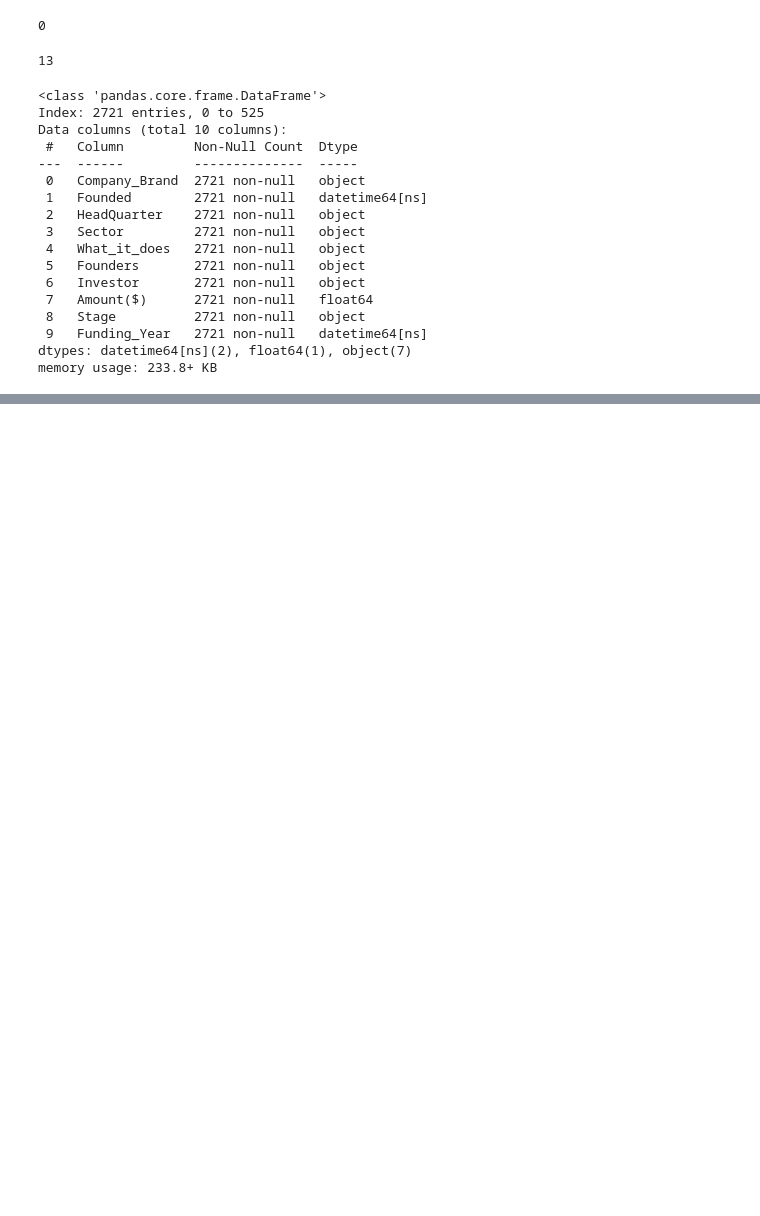
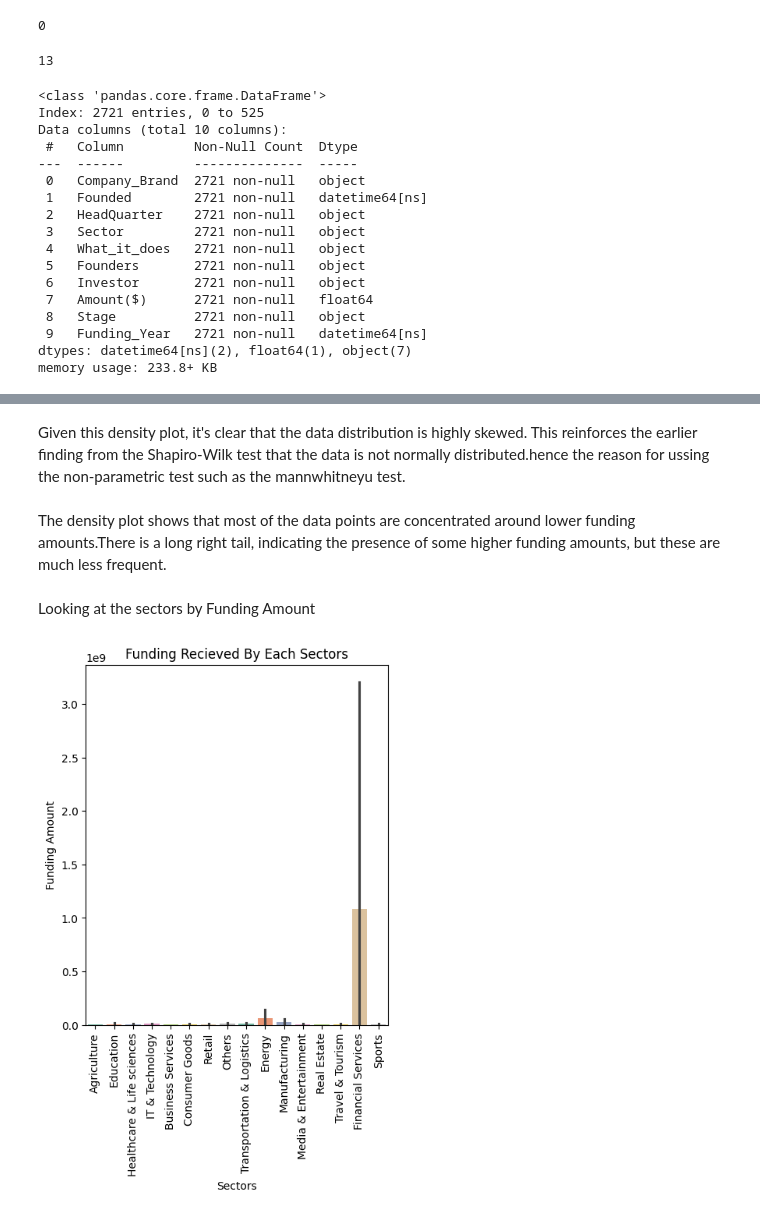
Before and after one commit to zeemanzak/Hypothesis-Testing-and-Eda-on-Indian-Startups-Ecosystem, a Jupyter notebook: notebooks/main.ipynb, the cells around one changed output, grey strips where cells are left out. Cells and saved outputs as stored; diff of their text form; code cells hidden in the pictures; blank space fills up the shorter version.

```diff
--- a/notebooks/main.ipynb
+++ b/notebooks/main.ipynb
@@ -2265,0 +2425,19 @@ EXPLORATORY DATA ANALYSIS
+# %% [markdown]
+Given this density plot, it's clear that the data distribution is highly skewed. This reinforces the earlier finding from the Shapiro-Wilk test that the data is not normally distributed.hence the reason for ussing the non-parametric test such as the mannwhitneyu test.
+# %% [markdown]
+The density plot shows that most of the data points are concentrated around lower funding amounts.There is a long right tail, indicating the presence of some higher funding amounts, but these are much less frequent.
+# %% [markdown]
+Looking at the sectors by Funding Amount
+# %%
+#  Set the color palette
+palette = sns.color_palette("Set2")
+plt.figure(figsize=(5,6))
+sns.barplot(x='Sector',y='Amount($)',hue='Sector',data=year_of_existence_with_5years,palette=palette)
+# plt.yscale('log')
+plt.title('Funding Recieved By Each Sectors')
+plt.xlabel('Sectors')
+plt.ylabel('Funding Amount')
+plt.xticks(rotation=90)
+plt.show()
+# %% [output]
+[figure, added]
```
Also changed, not shown: parts of 42 cells of this notebook, 1 other file.
